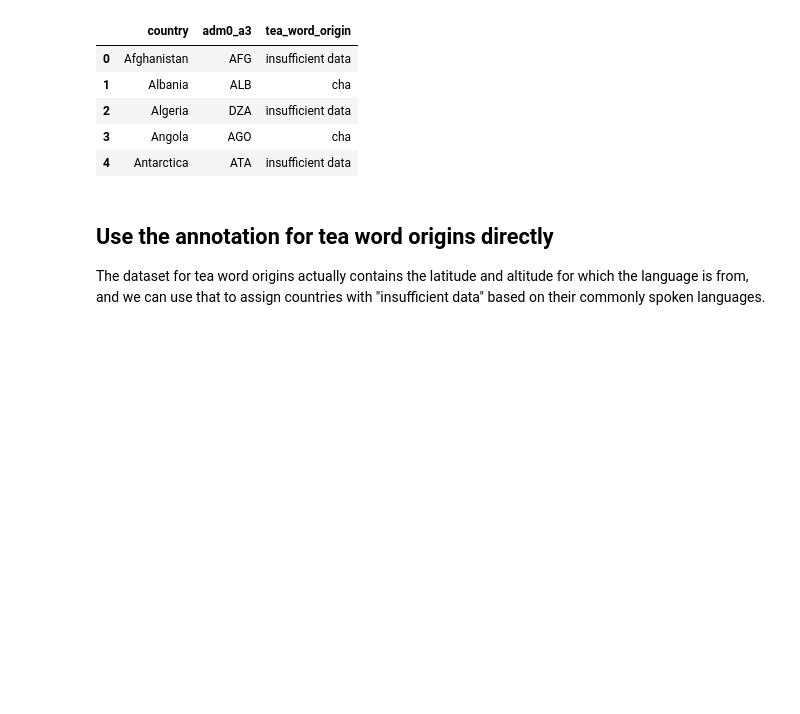
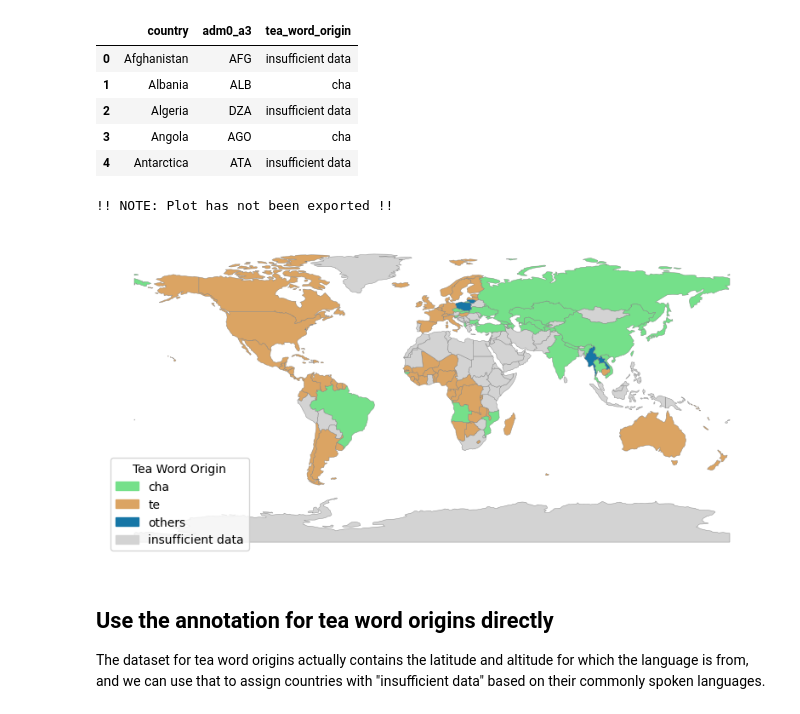
Before and after one commit to TangentialAlmond/tea_words_map, a Jupyter notebook: tea_words_map.ipynb, the cells around one changed output. Drawn from its saved outputs; the diff is of its cells as text; code cells hidden in the pictures; blank space fills up the shorter version.

```diff
--- a/tea_words_map.ipynb
+++ b/tea_words_map.ipynb
@@ -204,6 +284,17 @@ available for > 50% of commonly spoken languages: 107/177
 # %%
 # Export the country_tea_origin
 country_tea_origin.to_csv("country_tea_origin.csv", index = False)
+# %%
+# Check how the current annotation appears especially since quite a few
+# countries have "insufficient data"
+plot_tea_map(
+    country_tea_origin = country_tea_origin,
+    xlim = (None, None),
+    ylim = (None, None)
+)
+# %% [output]
+!! NOTE: Plot has not been exported !!
+[figure, added]
 # %% [markdown]
 ## Use the annotation for tea word origins directly
 The dataset for tea word origins actually contains the latitude and altitude for which the language is from, and we can use that to assign countries with "insufficient data" based on their commonly spoken languages.
```
Also changed, not shown: parts of 12 cells of this notebook.
